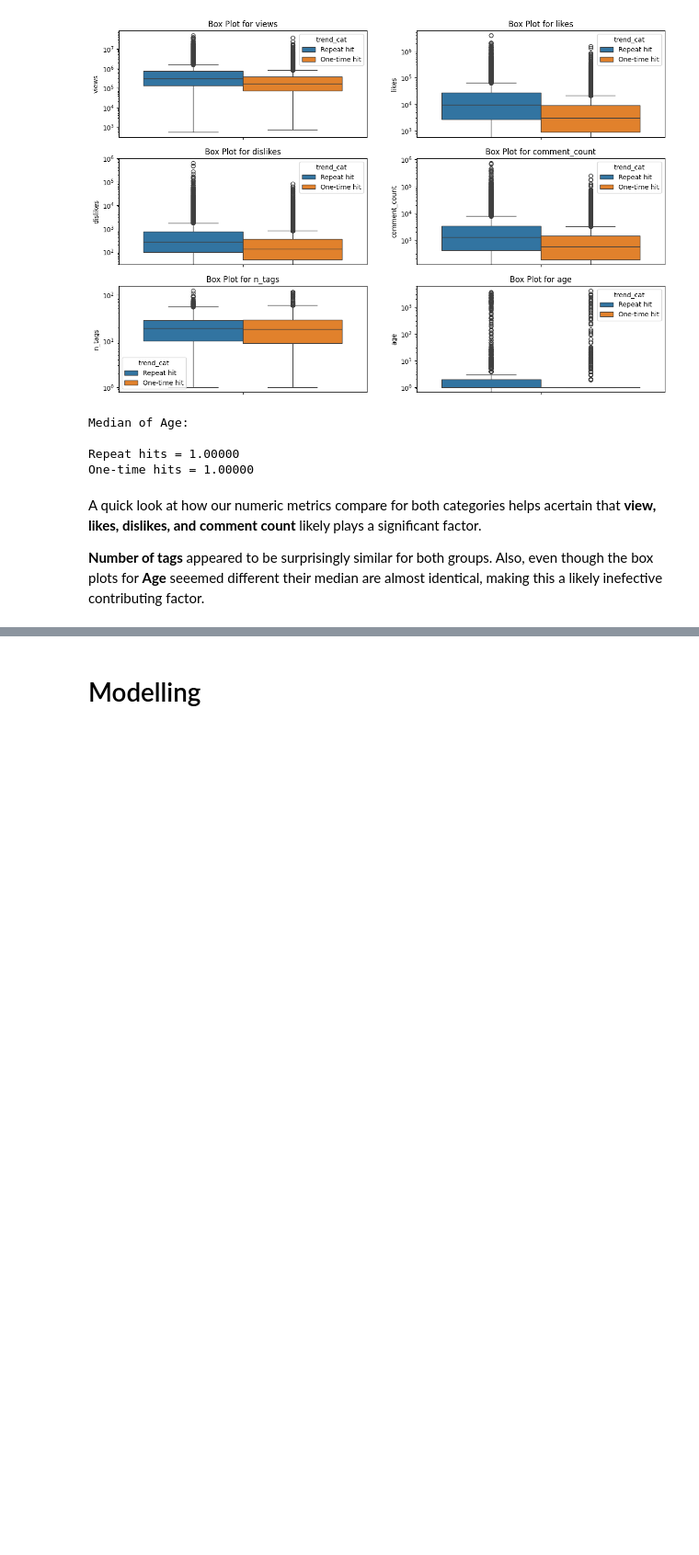
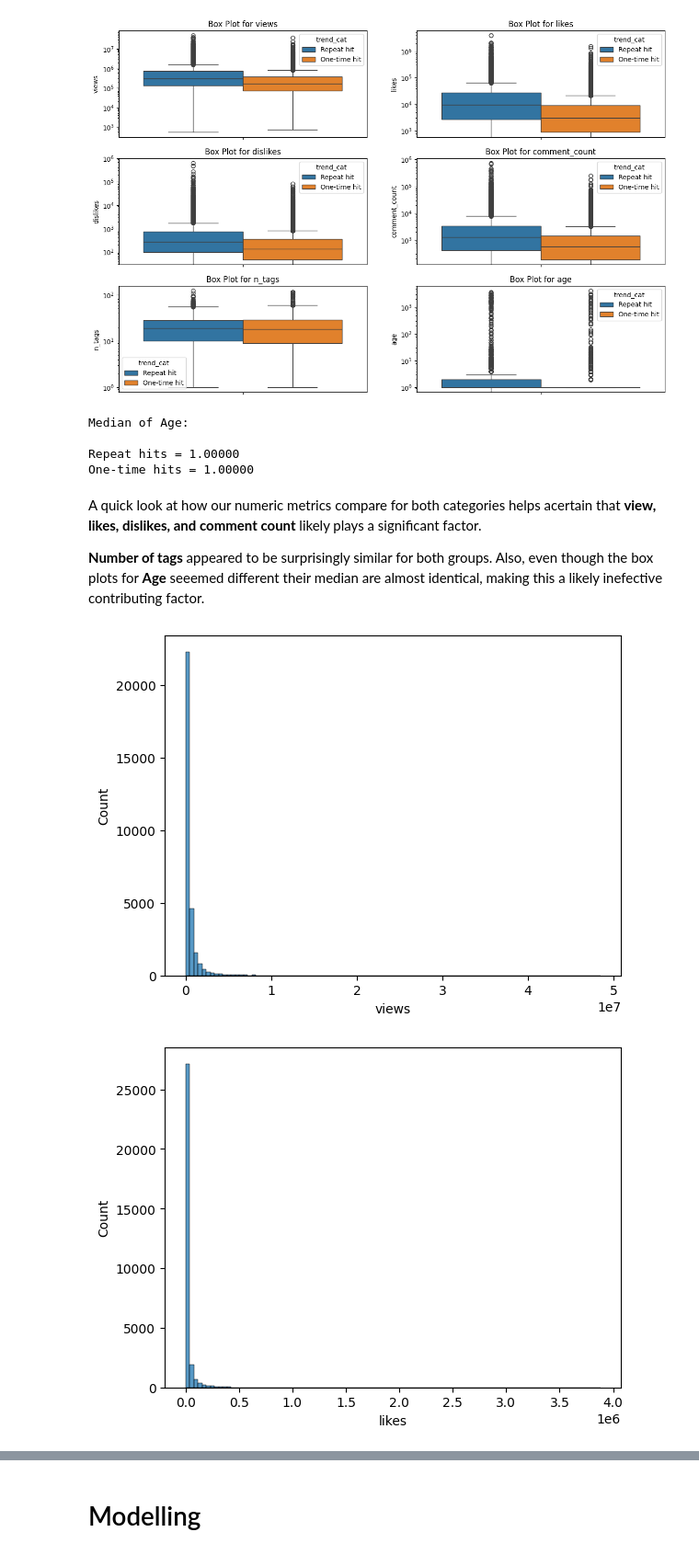
Before and after one commit to Thampi-hub/Springboard_RT, a Jupyter notebook: Capstone_2/2_DataWrangling/readData.ipynb, the cells around one changed output, grey strips where cells are left out. Shown at 92% size. Cells and saved outputs as stored; diff of their text form; code cells hidden in the pictures; blank space fills up the shorter version.

```diff
--- a/Capstone_2/2_DataWrangling/readData.ipynb
+++ b/Capstone_2/2_DataWrangling/readData.ipynb
@@ -193,5 +193,9 @@ filtrData['trend_cat'] = np.select(trendCat_conditions, trendCat_values, default
 # Age of video: Earliest trending date - Publish date
 filtrData['age'] = (filtrData['trending_date'] - filtrData['publish_date']).dt.days.astype(int)
 
-filtrData.head()
+#Comments and Rating status (helpful when encoding values pre-modelling)
+filtrData["comments_status"] = ["Enabled" if x==False else "Disabled" for x in filtrData["comments_disabled"]]
+filtrData["ratings_status"]  = ["Enabled" if x==False else "Disabled" for x in filtrData["ratings_disabled"]]
+
+filtrData.head(5)
 # %% [output]
@@ -337,3 +323,14 @@ One-time hits = 1.00000
 A quick look at how our numeric metrics compare for both categories helps acertain that **view, likes, dislikes, and comment count** likely plays a significant factor.
 
 **Number of tags** appeared to be surprisingly similar for both groups. Also, even though the box plots for **Age** seeemed different their median are almost identical, making this a likely inefective contributing factor.
+# %%
+
+sns.histplot(filtrData['views'], bins=100); plt.show()
+sns.histplot(filtrData['likes'], bins=100); plt.show()
+sns.histplot(filtrData['dislikes'], bins=100); plt.show()
+sns.histplot(filtrData['comment_count'], bins=100)
+
+plt.show()
+# %% [output]
+[figure, added]
+[figure, added]
```
Also changed, not shown: parts of 6 cells of this notebook.
